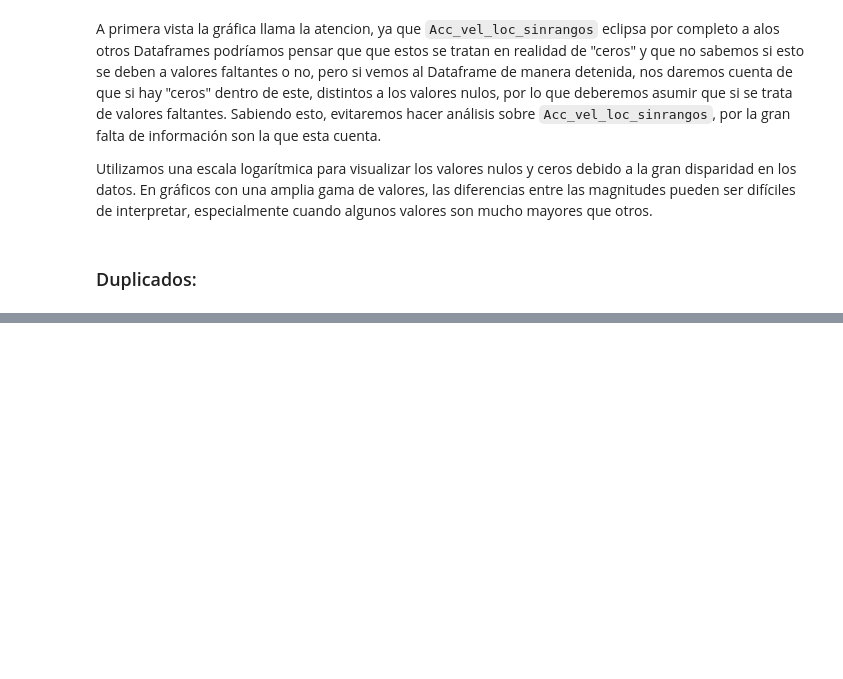
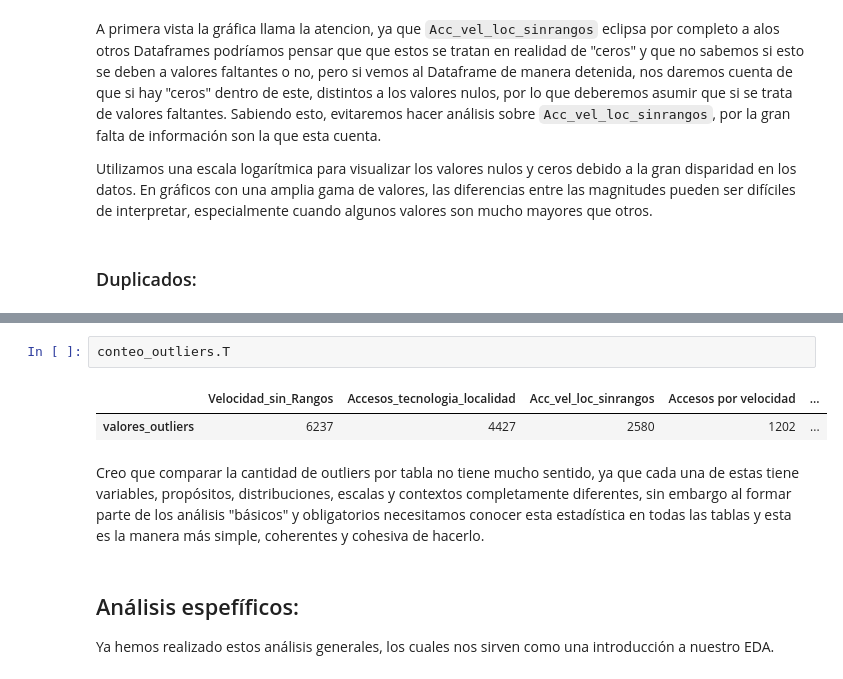
Before and after one commit to federicopiparo/Proyecto-Individual-N-2---Piparo-Federico, a Jupyter notebook: proyecto individual EDA -Federico piapro/EDA.ipynb, the cells around one changed output, grey strips where cells are left out. Drawn from its saved outputs; the diff is of its cells as text; blank space fills up the shorter version.

```diff
--- a/proyecto individual EDA -Federico piapro/EDA.ipynb
+++ b/proyecto individual EDA -Federico piapro/EDA.ipynb
@@ -102,0 +146,11 @@ conteo_duplicados.T
+# %%
+conteo_outliers.T
+# %% [output]
+|  | Velocidad_sin_Rangos | Accesos_tecnologia_localidad | Acc_vel_loc_sinrangos | Accesos por velocidad | ... |
+| valores_outliers | 6237 | 4427 | 2580 | 1202 | ... |
+# %% [markdown]
+Creo que comparar la cantidad de outliers por tabla no tiene mucho sentido, ya que cada una de estas tiene variables, propósitos, distribuciones, escalas y contextos completamente diferentes, sin embargo al formar parte de los análisis "básicos" y obligatorios necesitamos conocer esta estadística en todas las tablas y esta  es la manera más simple, coherentes y cohesiva de hacerlo.
+# %% [markdown]
+## Análisis espefíficos:
+
+Ya hemos realizado estos análisis generales, los cuales nos sirven como una introducción a nuestro EDA.
```
Also changed, not shown: parts of 7 cells of this notebook, 2 other files.
